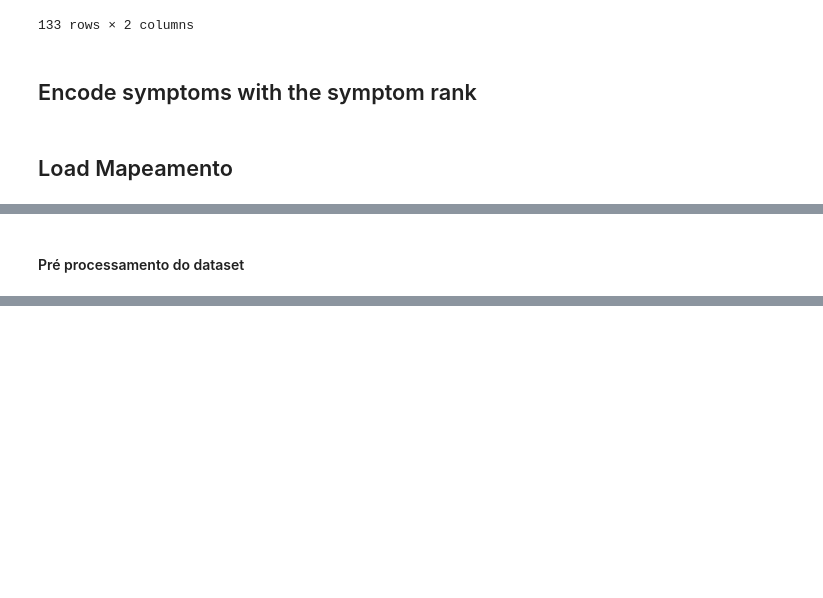
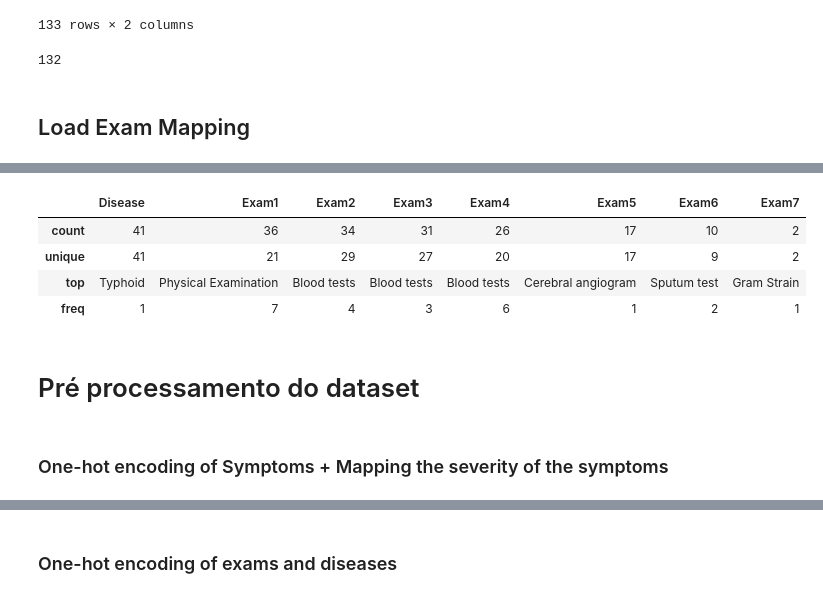
Before and after one commit to SusanaMarques/QuickCheck-RecommendationSystem, a Jupyter notebook: dataTest1.ipynb, the cells around one changed output, grey strips where cells are left out. Drawn from its saved outputs; the diff is of its cells as text; code cells hidden in the pictures; blank space fills up the shorter version.

```diff
--- a/dataTest1.ipynb
+++ b/dataTest1.ipynb
@@ -76,10 +67,12 @@ severity
 | 131 | yellow_crust_ooze | 3 |
 | 132 | prognosis | 5 |
 133 rows × 2 columns
-# %% [markdown]
-## Encode symptoms with the symptom rank
+# %%
+len(severity['Symptom'].unique())
+# %% [output]
+132
 # %% [markdown]
-## Load Mapeamento
+## Load Exam Mapping
 # %%
 mapeamento = pd.read_csv('./Data/map.csv', sep = ';')
 # %%
@@ -91,8 +84,18 @@ mapeamento.head()
 | 2 | Allergy | Skin Prick Test (SPT) | Intradermal Skin Test | Blood tests | Physicial examination | NaN | NaN | NaN |
 | 3 | Hypothyroidism | TSH test | T4 test | Thyroid scan | Thyroid ultrasound | NaN | NaN | NaN |
 | 4 | Psoriasis | Skin biopsy | Physical examination | NaN | NaN | NaN | NaN | NaN |
+# %%
+mapeamento.describe()
+# %% [output]
+|  | Disease | Exam1 | Exam2 | Exam3 | Exam4 | Exam5 | Exam6 | Exam7 |
+| count | 41 | 36 | 34 | 31 | 26 | 17 | 10 | 2 |
+| unique | 41 | 21 | 29 | 27 | 20 | 17 | 9 | 2 |
+| top | Typhoid | Physical Examination | Blood tests | Blood tests | Blood tests | Cerebral angiogram | Sputum test | Gram Strain |
+| freq | 1 | 7 | 4 | 3 | 6 | 1 | 2 | 1 |
 # %% [markdown]
-#### Pré processamento do dataset
+# Pré processamento do dataset
+# %% [markdown]
+### One-hot encoding of Symptoms + Mapping the severity of the symptoms
 # %%
 #Obter coluna dos sintomas
 symptomsCols = pd.unique(data.drop('Disease',1).values.flatten())
@@ -149,6 +152,8 @@ processedDataf
 | 4918 | Psoriasis | 0 | 3 | 0 | 0 | 0 | 0 | ... |
 | 4919 | Impetigo | 0 | 3 | 0 | 0 | 0 | 0 | ... |
 4920 rows × 132 columns
+# %% [markdown]
+### One-hot encoding of exams and diseases
 # %%
 mapeamentoCols = pd.unique(mapeamento.drop('Disease',1).values.flatten())
 
```
Also changed, not shown: parts of 8 cells of this notebook, 1 other file.
